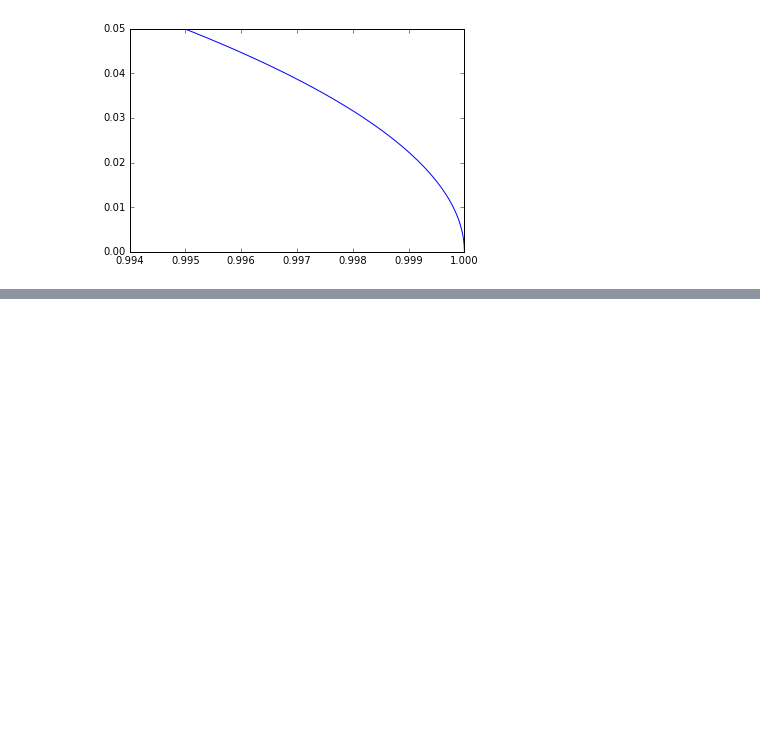
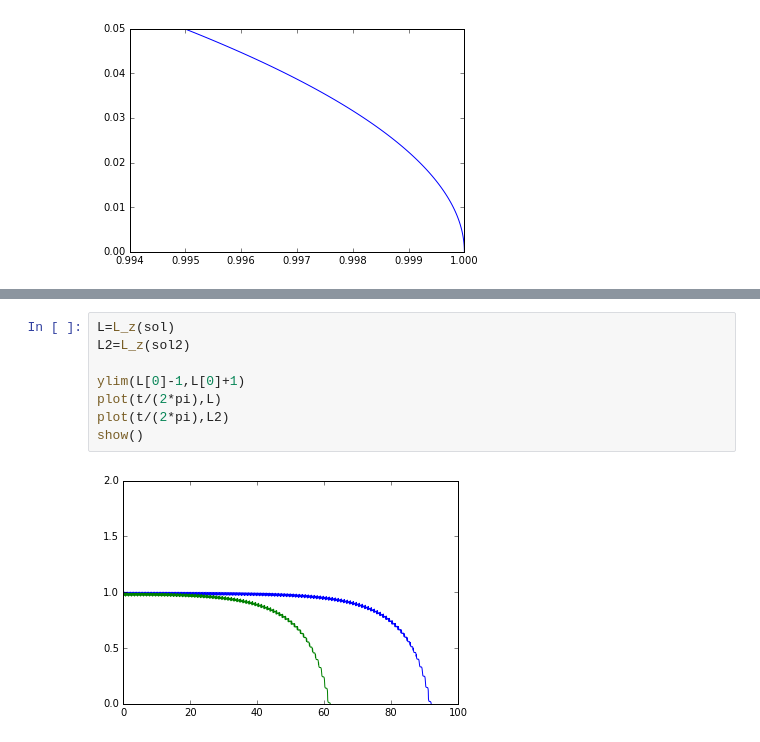
Before and after one commit to JavierMarmol/clases, a Jupyter notebook: Mapeo (aka masas en ejes).ipynb, the cells around one changed output, grey strips where cells are left out. Drawn from its saved outputs; the diff is of its cells as text; blank space fills up the shorter version.

```diff
--- a/Mapeo (aka masas en ejes).ipynb
+++ b/Mapeo (aka masas en ejes).ipynb
@@ -80,3 +81,13 @@ plot(t/(2*pi),E)
+# %%
+L=L_z(sol)
+L2=L_z(sol2)
+
+ylim(L[0]-1,L[0]+1)
+plot(t/(2*pi),L)
+plot(t/(2*pi),L2)
+show()
+# %% [output]
+[figure, added]
 # %%
 plot(t,sol[:,0])
 # %% [output]
```
Also changed, not shown: parts of 6 cells of this notebook.
